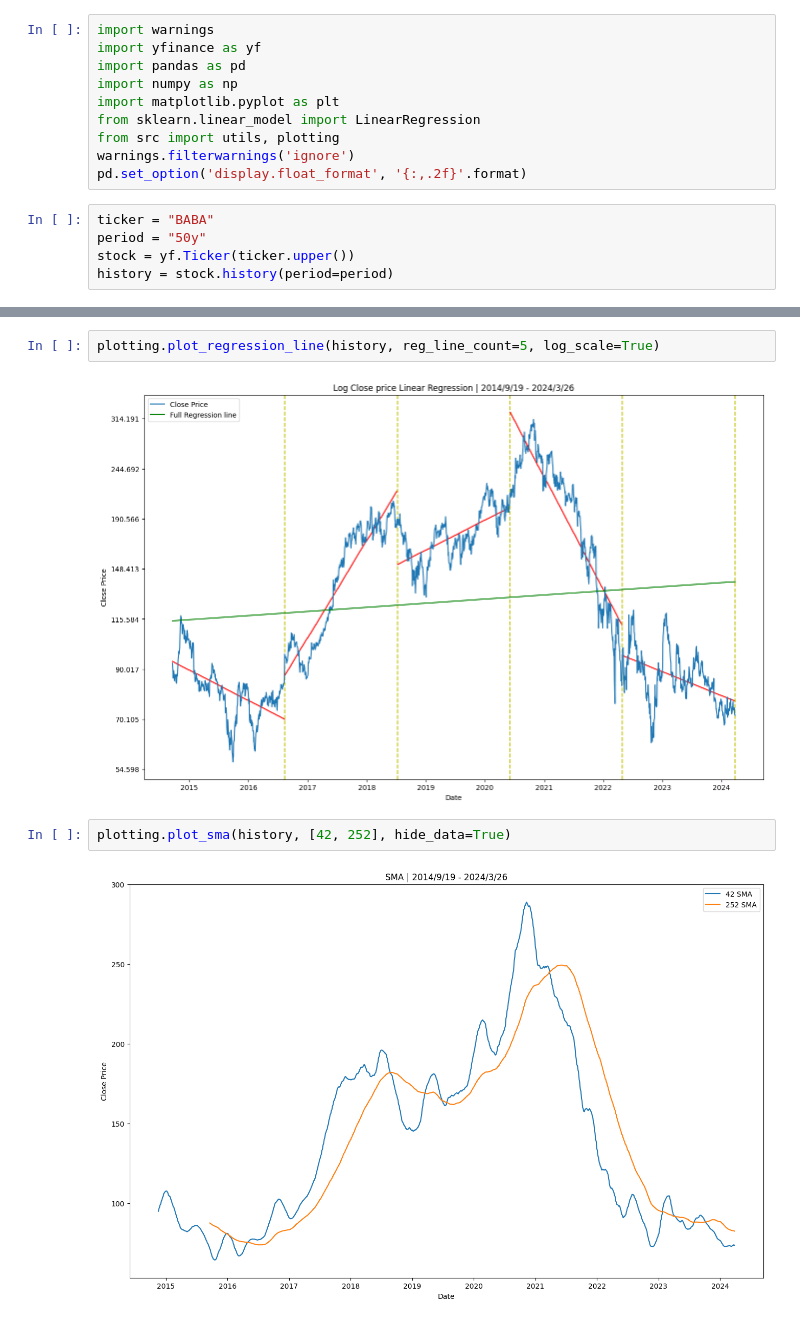
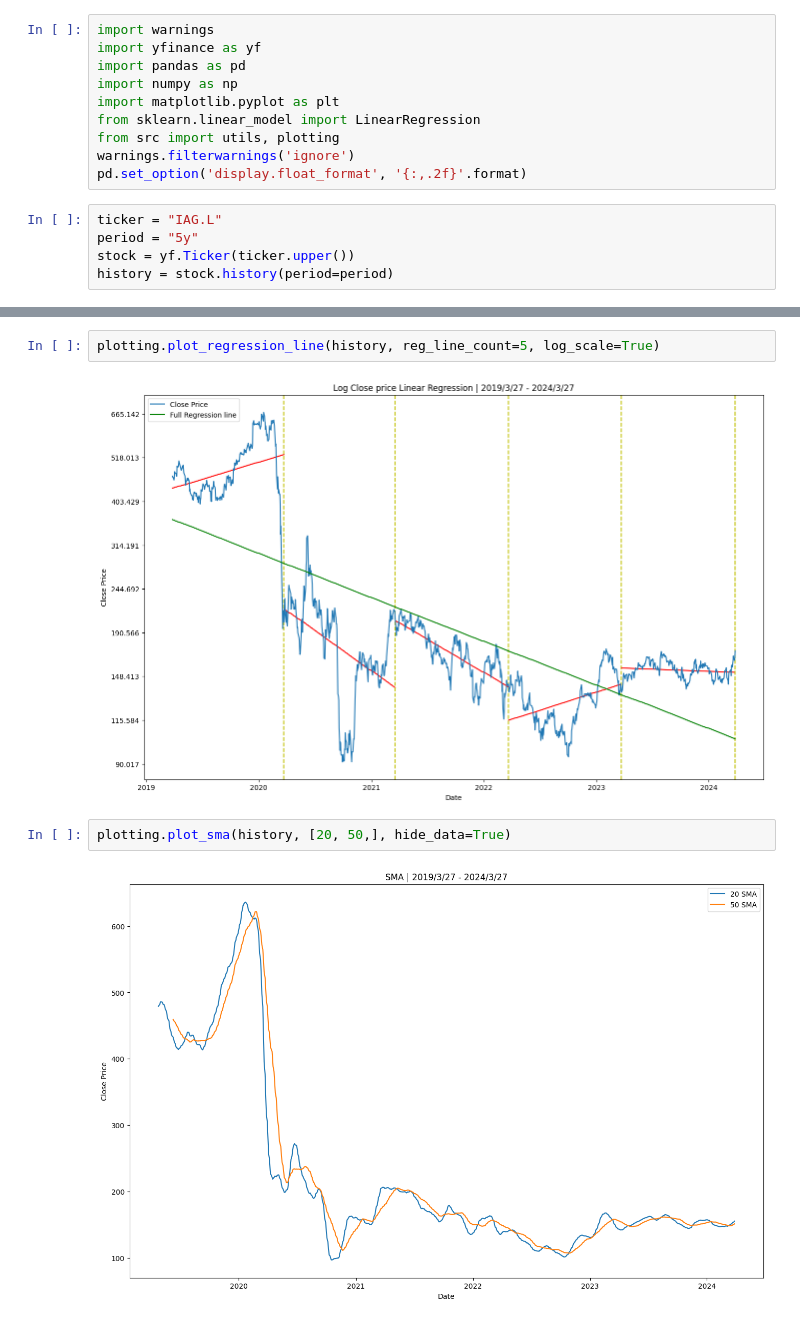
Before and after one commit to ivandimitrovkyulev/Notebooks, a Jupyter notebook: sample/analyses.ipynb, the cells around one changed output, grey strips where cells are left out. Drawn from its saved outputs; the diff is of its cells as text.

```diff
--- a/sample/analyses.ipynb
+++ b/sample/analyses.ipynb
@@ -9,8 +9,8 @@ from src import utils, plotting
 warnings.filterwarnings('ignore')
 pd.set_option('display.float_format', '{:,.2f}'.format)
 # %%
-ticker = "BABA"
-period = "50y"
+ticker = "IAG.L"
+period = "5y"
 stock = yf.Ticker(ticker.upper())
 history = stock.history(period=period)
 # %%
@@ -81,8 +125,8 @@ plotting.plot_regression_line(history, reg_line_count=1, log_scale=False)
 # %%
 plotting.plot_regression_line(history, reg_line_count=5, log_scale=True)
 # %% [output]
-[figure, old version]
+[figure, new version]
 # %%
-plotting.plot_sma(history, [42, 252], hide_data=True)
+plotting.plot_sma(history, [20, 50,], hide_data=True)
 # %% [output]
-[figure, old version]
+[figure, new version]
```
Also changed, not shown: parts of 7 cells of this notebook, 5 other files.
